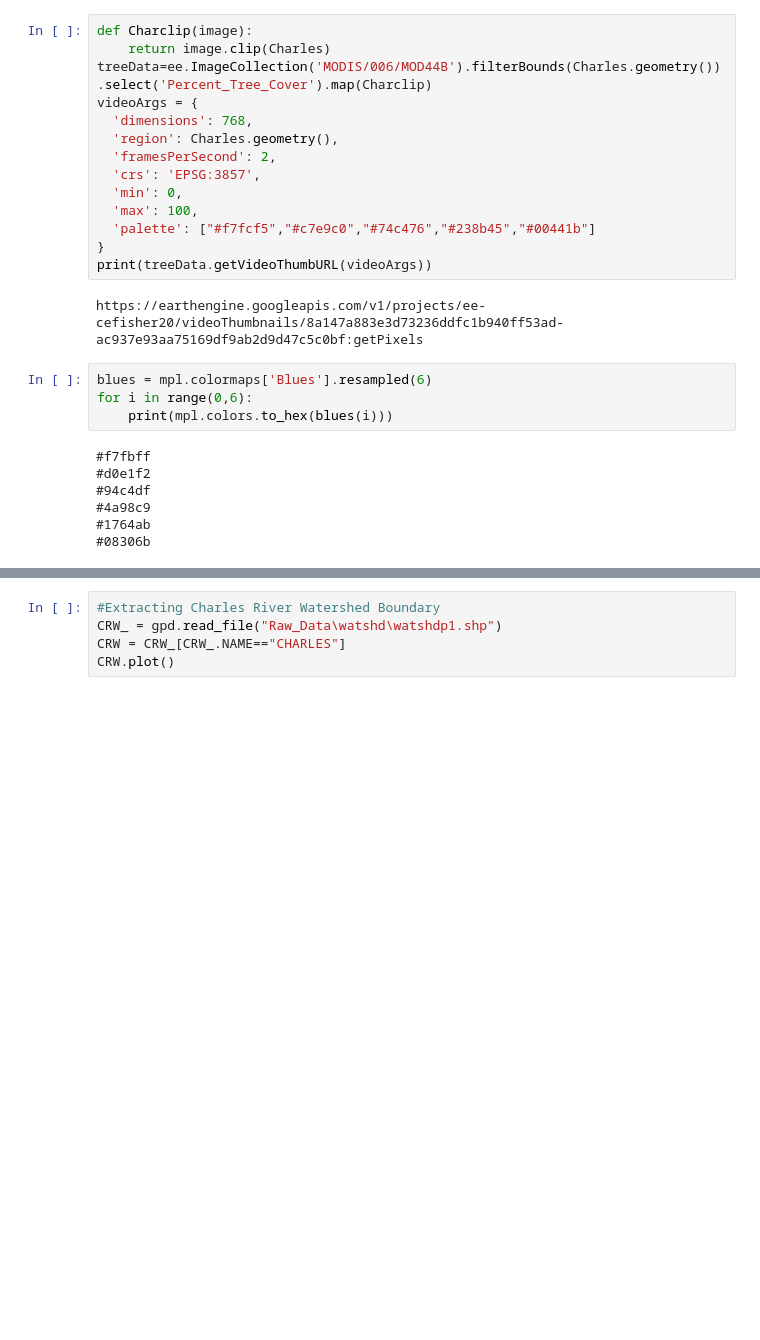
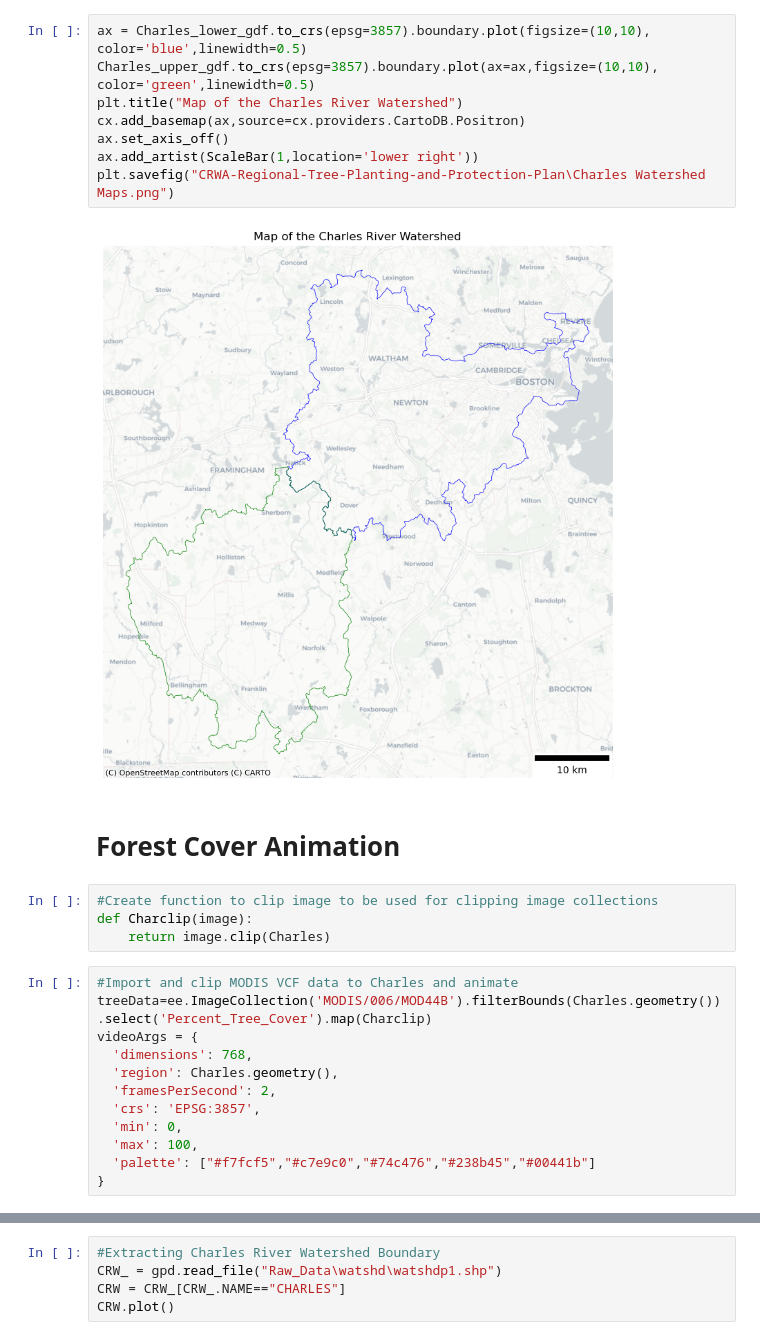
Before and after one commit to chad-fisher/CRWA-Regional-Tree-Planting-and-Protection-Plan, a Jupyter notebook: CodeNotebook.ipynb, the cells around one changed output, grey strips where cells are left out. Drawn from its saved outputs; the diff is of its cells as text; blank space fills up the shorter version.

```diff
--- a/CodeNotebook.ipynb
+++ b/CodeNotebook.ipynb
@@ -27,6 +69,21 @@ Charles=ee.FeatureCollection("USGS/WBD/2017/HUC08").filter("huc8 == '01090001'")
+# %%
+ax = Charles_lower_gdf.to_crs(epsg=3857).boundary.plot(figsize=(10,10), color='blue',linewidth=0.5)
+Charles_upper_gdf.to_crs(epsg=3857).boundary.plot(ax=ax,figsize=(10,10), color='green',linewidth=0.5)
+plt.title("Map of the Charles River Watershed")
+cx.add_basemap(ax,source=cx.providers.CartoDB.Positron)
+ax.set_axis_off()
+ax.add_artist(ScaleBar(1,location='lower right'))
+plt.savefig("CRWA-Regional-Tree-Planting-and-Protection-Plan\Charles Watershed Maps.png")
+# %% [output]
+[figure, added]
+# %% [markdown]
+# Forest Cover Animation
+# %%
+#Create function to clip image to be used for clipping image collections
+def Charclip(image):
+    return image.clip(Charles)
 # %%
-def Charclip(image):
-    return image.clip(Charles)
+#Import and clip MODIS VCF data to Charles and animate
 treeData=ee.ImageCollection('MODIS/006/MOD44B').filterBounds(Charles.geometry()).select('Percent_Tree_Cover').map(Charclip)
 videoArgs = {
   'dimensions': 768,
@@ -37,17 +94,3 @@ videoArgs = {
   'max': 100,
   'palette': ["#f7fcf5","#c7e9c0","#74c476","#238b45","#00441b"]
 }
-print(treeData.getVideoThumbURL(videoArgs))
-# %% [output]
-https://earthengine.googleapis.com/v1/projects/ee-cefisher20/videoThumbnails/8a147a883e3d73236ddfc1b940ff53ad-ac937e93aa75169df9ab2d9d47c5c0bf:getPixels
-# %%
-blues = mpl.colormaps['Blues'].resampled(6)
-for i in range(0,6):
-    print(mpl.colors.to_hex(blues(i)))
-# %% [output]
-#f7fbff
-#d0e1f2
-#94c4df
-#4a98c9
-#1764ab
-#08306b
```
Also changed, not shown: parts of 19 cells of this notebook, 24 other files.
